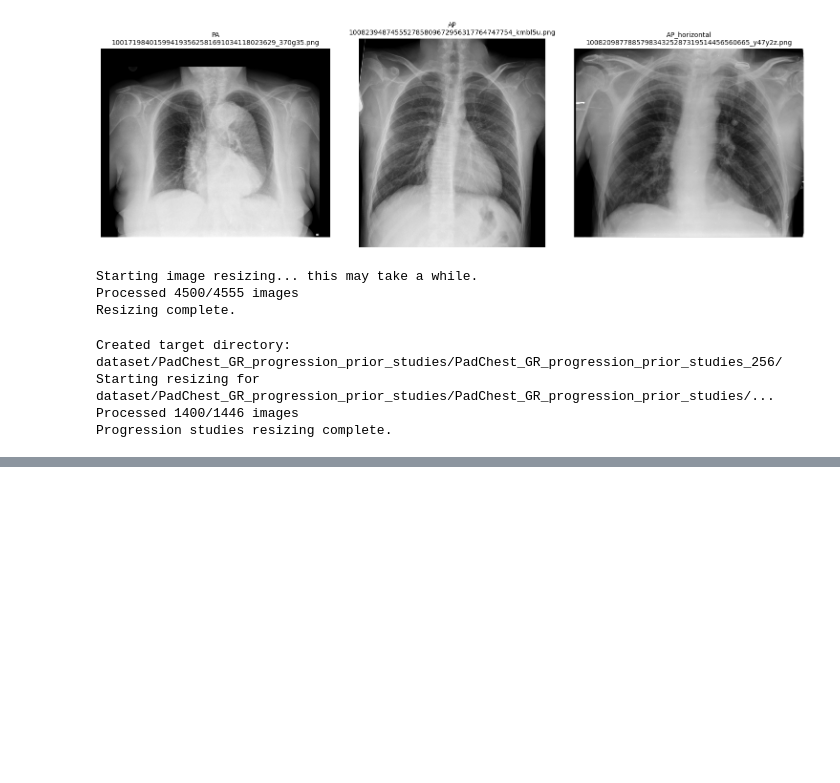
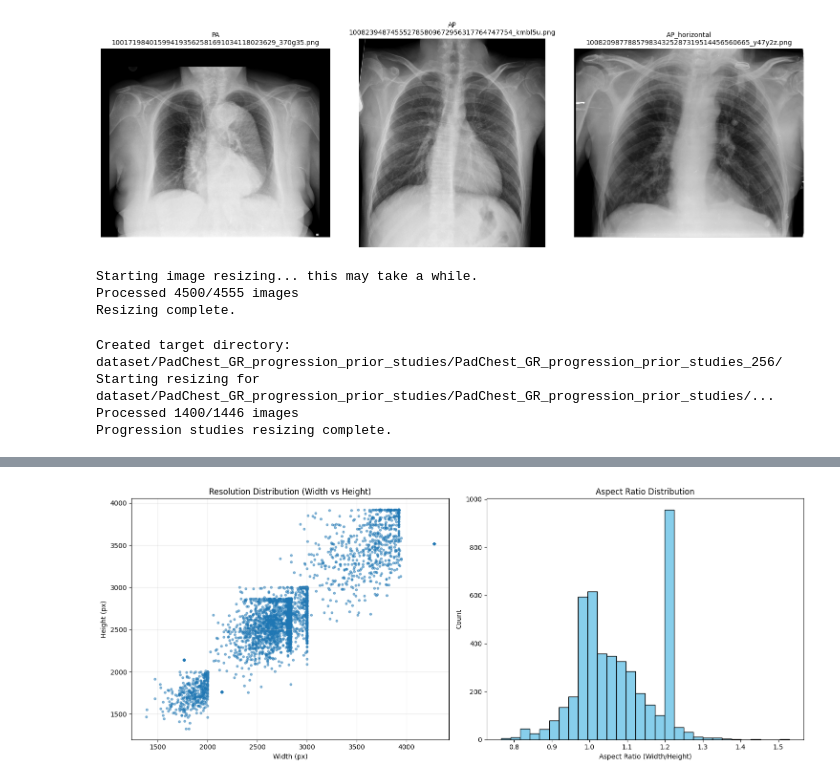
Before and after one commit to furkan-uzmez/Medical_Datasets, a Jupyter notebook: PadChest-GR/analysis2.ipynb, the cells around one changed output, grey strips where cells are left out. Saved outputs shown, nothing was run; the diff lists cells and outputs as text; code cells hidden in the pictures; blank space fills up the shorter version.

Commit message:
feat: Add cell to analyze and display image resolution statistics for the PadChest-GR dataset.

```diff
--- a/PadChest-GR/analysis2.ipynb
+++ b/PadChest-GR/analysis2.ipynb
@@ -311,3 +311,92 @@ Created target directory: dataset/PadChest_GR_progression_prior_studies/PadChest
 Starting resizing for dataset/PadChest_GR_progression_prior_studies/PadChest_GR_progression_prior_studies/...
 Processed 1400/1446 images
 Progression studies resizing complete.
+# %%
+import os
+from PIL import Image
+import pandas as pd
+import matplotlib.pyplot as plt
+
+# Define the image directory
+image_dir = 'dataset/Padchest_GR_files/PadChest_GR'
+
+print(f"Checking image resolutions in: {image_dir}")
+
+resolutions = []
+
+# Check if directory exists
+if os.path.exists(image_dir):
+    # List all files
+    files = [f for f in os.listdir(image_dir) if f.lower().endswith(('.png', '.jpg', '.jpeg'))]
+    print(f"Found {len(files)} image files.")
+
+    # Iterate and get resolutions
+    for i, filename in enumerate(files):
+        if i % 1000 == 0:
+            print(f"Processed {i}/{len(files)} images...")
+
+        filepath = os.path.join(image_dir, filename)
+        try:
+            with Image.open(filepath) as img:
+                resolutions.append({
+                    'filename': filename,
+                    'width': img.width,
+                    'height': img.height,
+                    'aspect_ratio': img.width / img.height
+                })
+        except Exception as e:
+            print(f"Error reading {filename}: {e}")
+
+    # Create DataFrame
+    if resolutions:
+        df_res = pd.DataFrame(resolutions)
+
+        print("\n--- Resolution Statistics ---")
+        print(df_res[['width', 'height', 'aspect_ratio']].describe())
+
+        print("\n--- Top 10 Common Resolutions ---")
+        print(df_res.groupby(['width', 'height']).size().sort_values(ascending=False).head(10))
+
+        # Plotting
+        plt.figure(figsize=(15, 6))
+
+        # Scatter Plot
+        plt.subplot(1, 2, 1)
+        plt.scatter(df_res['width'], df_res['height'], alpha=0.5, s=10)
+        plt.title('Resolution Distribution (Width vs Height)')
+        plt.xlabel('Width (px)')
+        plt.ylabel('Height (px)')
+        plt.grid(True, alpha=0.3)
+
+        # Aspect Ratio Histogram
+        plt.subplot(1, 2, 2)
+        plt.hist(df_res['aspect_ratio'], bins=30, color='skyblue', edgecolor='black')
+        plt.title('Aspect Ratio Distribution')
+        plt.xlabel('Aspect Ratio (Width/Height)')
+        plt.ylabel('Count')
+
+        plt.tight_layout()
+        plt.show()
+
+        # Width/Height Histograms
+        plt.figure(figsize=(15, 5))
+        plt.subplot(1, 2, 1)
+        plt.hist(df_res['width'], bins=50, color='lightgreen', edgecolor='black')
+        plt.title('Width Distribution')
+        plt.xlabel('Width (px)')
+        plt.ylabel('Frequency')
+
+        plt.subplot(1, 2, 2)
+        plt.hist(df_res['height'], bins=50, color='salmon', edgecolor='black')
+        plt.title('Height Distribution')
+        plt.xlabel('Height (px)')
+        plt.ylabel('Frequency')
+
+        plt.tight_layout()
+        plt.show()
+
+    else:
+        print("No resolutions extracted.")
+else:
+    print(f"Directory {image_dir} does not exist.")
+# %% [output]
@@ -313,0 +420 @@ Progression studies resizing complete.
+[figure, added]
```
Also changed, not shown: parts of 1 cell of this notebook.
